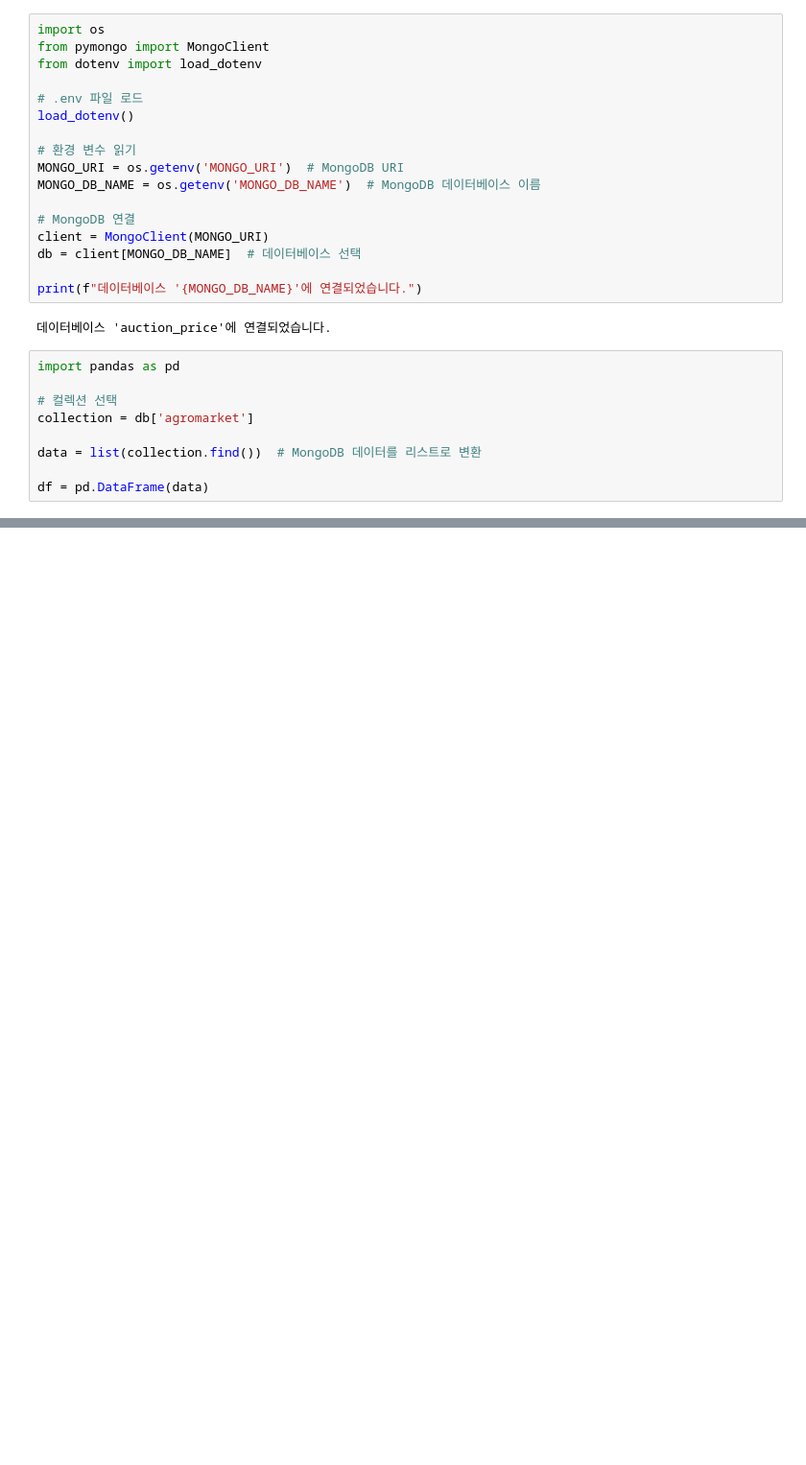
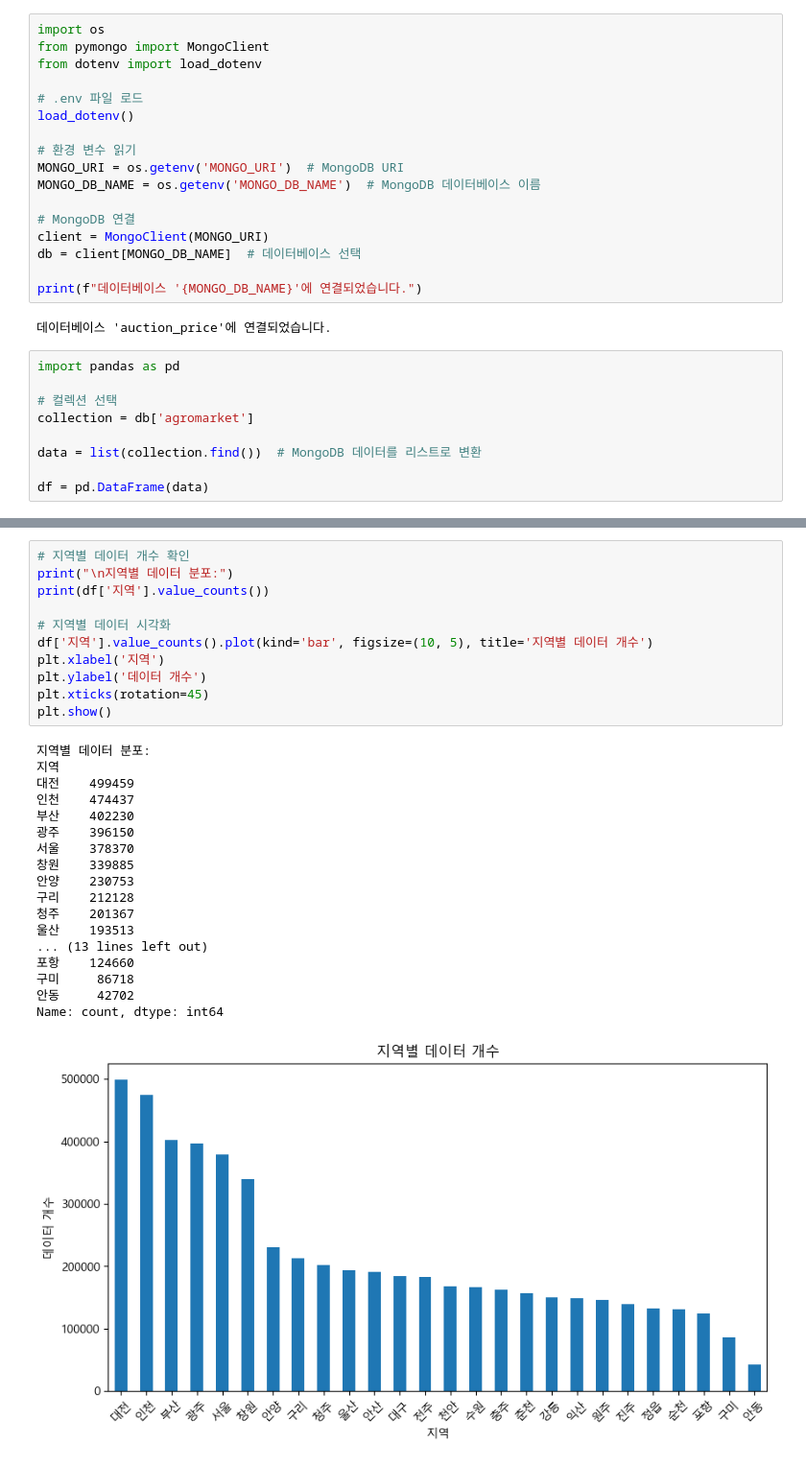
Before and after one commit to carpe-horas/Auction-Predictions, a Jupyter notebook: analysis/agromarket_analysis.ipynb, the cells around one changed output, grey strips where cells are left out. Shown at 96% size. Cells and saved outputs as stored; diff of their text form; blank space fills up the shorter version.

```diff
--- a/analysis/agromarket_analysis.ipynb
+++ b/analysis/agromarket_analysis.ipynb
@@ -110,0 +189,30 @@ df['평균단가(원/kg)'] = df.apply(
+# %%
+# 지역별 데이터 개수 확인
+print("\n지역별 데이터 분포:")
+print(df['지역'].value_counts())
+
+# 지역별 데이터 시각화
+df['지역'].value_counts().plot(kind='bar', figsize=(10, 5), title='지역별 데이터 개수')
+plt.xlabel('지역')
+plt.ylabel('데이터 개수')
+plt.xticks(rotation=45)
+plt.show()
+# %% [output]
+지역별 데이터 분포:
+지역
+대전    499459
+인천    474437
+부산    402230
+광주    396150
+서울    378370
+창원    339885
+안양    230753
+구리    212128
+청주    201367
+울산    193513
+... (13 lines left out)
+포항    124660
+구미     86718
+안동     42702
+Name: count, dtype: int64
+[figure, added]
```
Also changed, not shown: parts of 28 cells of this notebook, 8 other files.
